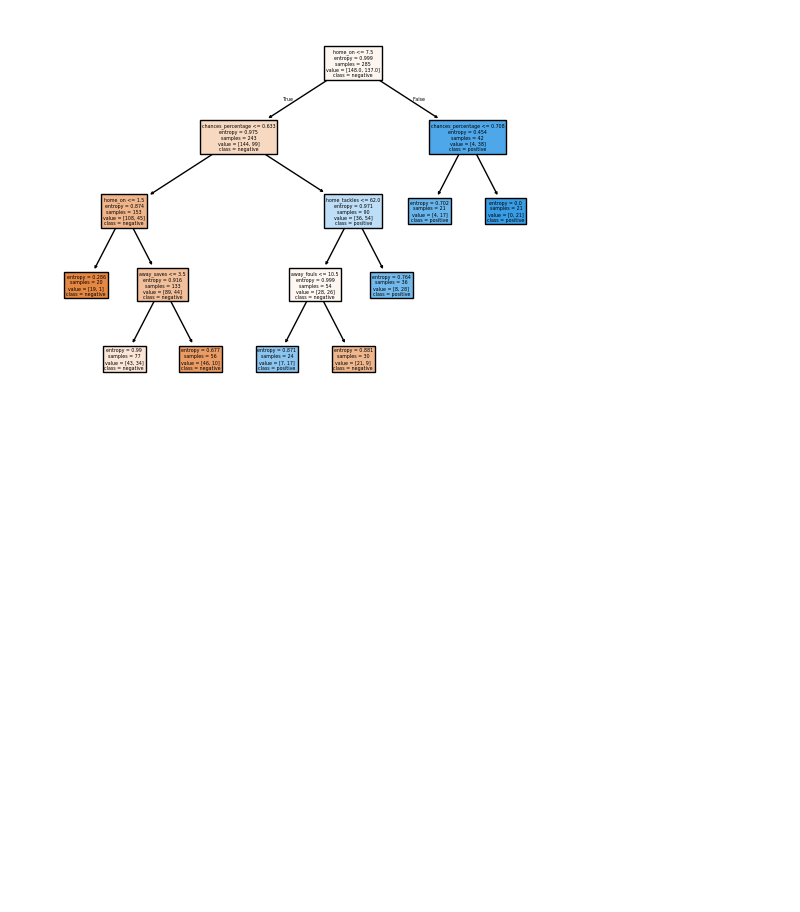
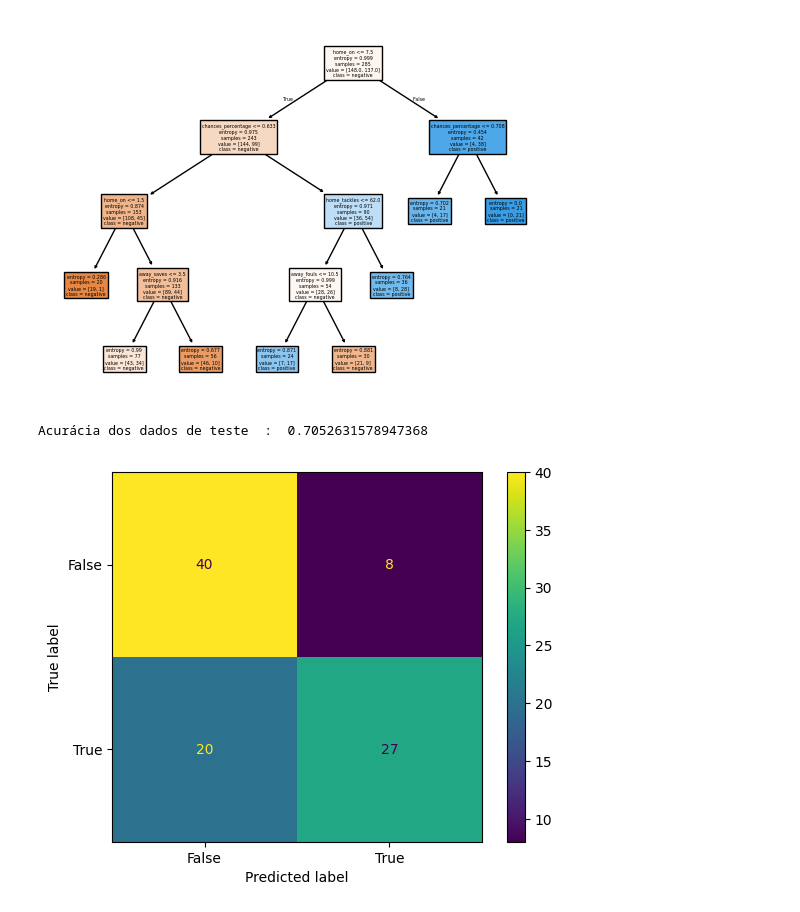
Before and after one commit to rubdelima/IF-807---PL-Predict-Matches, a Jupyter notebook: PL Predict Matches.ipynb, the cells around one changed output. Cells and saved outputs as stored; diff of their text form; code cells hidden in the pictures; blank space fills up the shorter version.

```diff
--- a/PL Predict Matches.ipynb
+++ b/PL Predict Matches.ipynb
@@ -28,0 +5,8 @@ Index(['date', 'clock', 'stadium', 'attendance', 'Home Team', 'Goals Home',
+# %%
+import os
+
+git_file = 'https://raw.githubusercontent.com/rubdelima/IF-807---PL-Predict-Matches/main/Premier_League.csv'
+file = git_file if len(los := [i for i in os.listdir() if i.endswith(".csv")]) < 1 else los[0]
+
+df = pd.read_csv(file)
+df.head()
@@ -113,3 +109,26 @@ from sklearn import tree
 tree.plot_tree(bests_dts[0], feature_names = X.columns, class_names=['negative', "positive"],filled = True);
 # %% [output]
 [figure]
+# %%
+dt = bests_dts[0]
+
+from sklearn.metrics import accuracy_score
+
+Yhat = dt.predict(X_test)
+
+print("Acurácia dos dados de teste  : ", accuracy_score(Y_test,Yhat))
+from sklearn.metrics import confusion_matrix, ConfusionMatrixDisplay
+import matplotlib.pyplot as plt
+
+# Displaying the confusion matrix
+
+cm = confusion_matrix(Y_test, Yhat, labels=dt.classes_)
+
+disp = ConfusionMatrixDisplay(confusion_matrix=cm,display_labels=dt.classes_)
+
+disp.plot()
+
+plt.show()
+# %% [output]
+Acurácia dos dados de teste  :  0.7052631578947368
+[figure, added]
```
Also changed, not shown: parts of 9 cells of this notebook.
